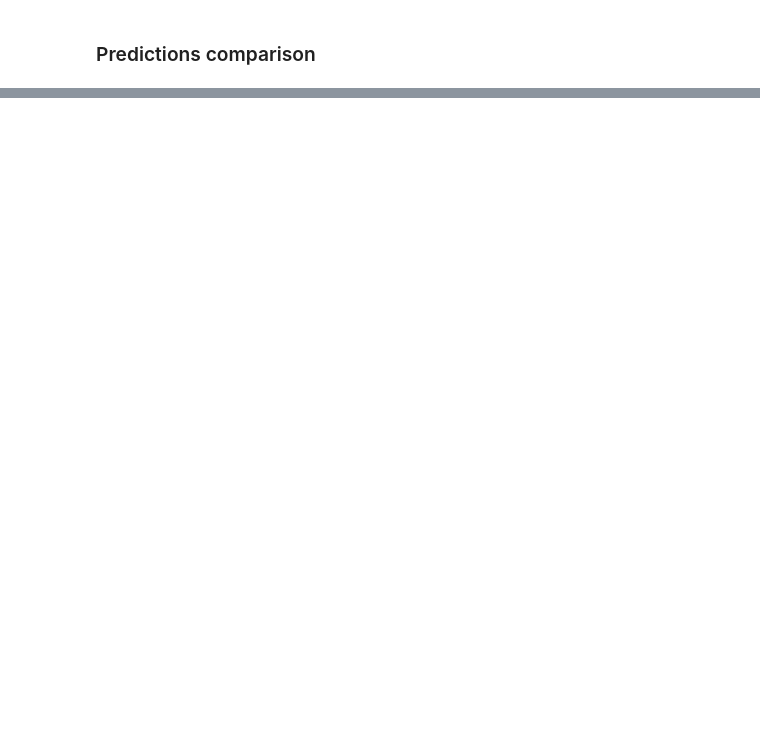
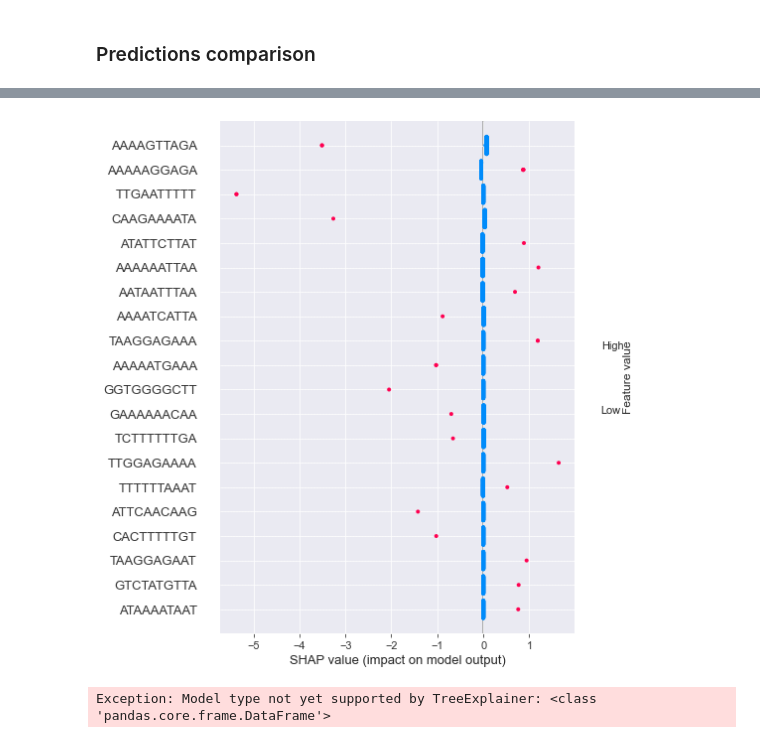
Before and after one commit to camilababo/Application-of-ML-approaches-towards-the-prediction-of-gene-expression-levels-in-S.thermophilus, a Jupyter notebook: ML_pipeline/running_pipeline.ipynb, the cells around one changed output, grey strips where cells are left out. Drawn from its saved outputs; the diff is of its cells as text; code cells hidden in the pictures; blank space fills up the shorter version.

```diff
--- a/ML_pipeline/running_pipeline.ipynb
+++ b/ML_pipeline/running_pipeline.ipynb
@@ -637,19 +624,20 @@ def shap_importances(x,
 #Basic SHAP commands
 shap.initjs()
 
-model_explainer_2 = shap.TreeExplainer(model, x_test)
-shap_values_2 = model_explainer_2.shap_values(x_test)
+model_explainer_2 = shap.TreeExplainer(model_reduced_features, x_test[reduced_features_2])
+shap_values_2 = model_explainer_2.shap_values(x_test[reduced_features_2])
 
-shap.summary_plot(shap_values_2, x_test)
+shap.summary_plot(shap_values_2, x_test[reduced_features_2])
 
-shap_importance_df = shap_importances(model, x_test)
+shap_importance_df = shap_importances(model_reduced_features, x_test[reduced_features_2])
 shap_importance_df = shap_importance_df[0:20]
 
 
 fig = plt.figure()
 ax = fig.add_axes([0, 0, 0.8, 0.8])
 
-shap.summary_plot(shap_values_2, x_test)
-shap.summary_plot(shap_values_2, x_test, show=False)
+shap.summary_plot(shap_values_2, x_test[reduced_features_2])
+shap.summary_plot(shap_values_2, x_test[reduced_features_2], show=False)
 plt.savefig("shap_summary_plot3.pdf")
 plt.close()
+# %% [output]
@@ -655,0 +645,2 @@ plt.close()
+[figure, added]
+Exception: Model type not yet supported by TreeExplainer: <class 'pandas.core.frame.DataFrame'>
```
Also changed, not shown: parts of 12 cells of this notebook, 1 other file.
